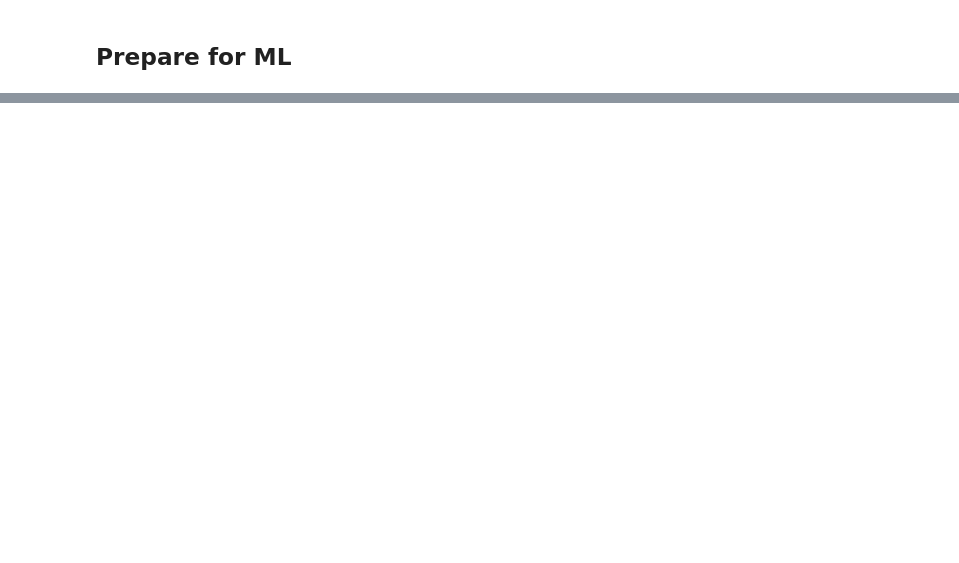
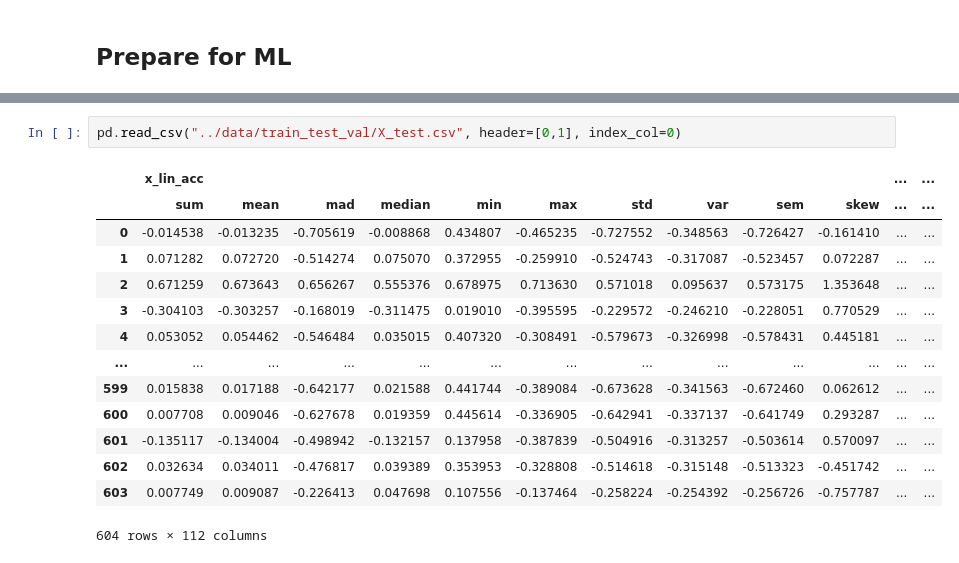
Before and after one commit to meszdav/road-surface-quality, a Jupyter notebook: notebooks/rsq-feature-engineering.ipynb, the cells around one changed output, grey strips where cells are left out. Drawn from its saved outputs; the diff is of its cells as text; blank space fills up the shorter version.

Commit message:
train test val split for ml

```diff
--- a/notebooks/rsq-feature-engineering.ipynb
+++ b/notebooks/rsq-feature-engineering.ipynb
@@ -194,0 +296,17 @@ create_aggregated(df)
+# %%
+pd.read_csv("../data/train_test_val/X_test.csv", header=[0,1], index_col=0)
+# %% [output]
+|  | x_lin_acc |  |  |  |  |  |  |  |  |  | ... | ... |
+|  | sum | mean | mad | median | min | max | std | var | sem | skew | ... | ... |
+| 0 | -0.014538 | -0.013235 | -0.705619 | -0.008868 | 0.434807 | -0.465235 | -0.727552 | -0.348563 | -0.726427 | -0.161410 | ... | ... |
+| 1 | 0.071282 | 0.072720 | -0.514274 | 0.075070 | 0.372955 | -0.259910 | -0.524743 | -0.317087 | -0.523457 | 0.072287 | ... | ... |
+| 2 | 0.671259 | 0.673643 | 0.656267 | 0.555376 | 0.678975 | 0.713630 | 0.571018 | 0.095637 | 0.573175 | 1.353648 | ... | ... |
+| 3 | -0.304103 | -0.303257 | -0.168019 | -0.311475 | 0.019010 | -0.395595 | -0.229572 | -0.246210 | -0.228051 | 0.770529 | ... | ... |
+| 4 | 0.053052 | 0.054462 | -0.546484 | 0.035015 | 0.407320 | -0.308491 | -0.579673 | -0.326998 | -0.578431 | 0.445181 | ... | ... |
+| ... | ... | ... | ... | ... | ... | ... | ... | ... | ... | ... | ... | ... |
+| 599 | 0.015838 | 0.017188 | -0.642177 | 0.021588 | 0.441744 | -0.389084 | -0.673628 | -0.341563 | -0.672460 | 0.062612 | ... | ... |
+| 600 | 0.007708 | 0.009046 | -0.627678 | 0.019359 | 0.445614 | -0.336905 | -0.642941 | -0.337137 | -0.641749 | 0.293287 | ... | ... |
+| 601 | -0.135117 | -0.134004 | -0.498942 | -0.132157 | 0.137958 | -0.387839 | -0.504916 | -0.313257 | -0.503614 | 0.570097 | ... | ... |
+| 602 | 0.032634 | 0.034011 | -0.476817 | 0.039389 | 0.353953 | -0.328808 | -0.514618 | -0.315148 | -0.513323 | -0.451742 | ... | ... |
+| 603 | 0.007749 | 0.009087 | -0.226413 | 0.047698 | 0.107556 | -0.137464 | -0.258224 | -0.254392 | -0.256726 | -0.757787 | ... | ... |
+604 rows × 112 columns
```
Also changed, not shown: parts of 15 cells of this notebook, 6 other files.
